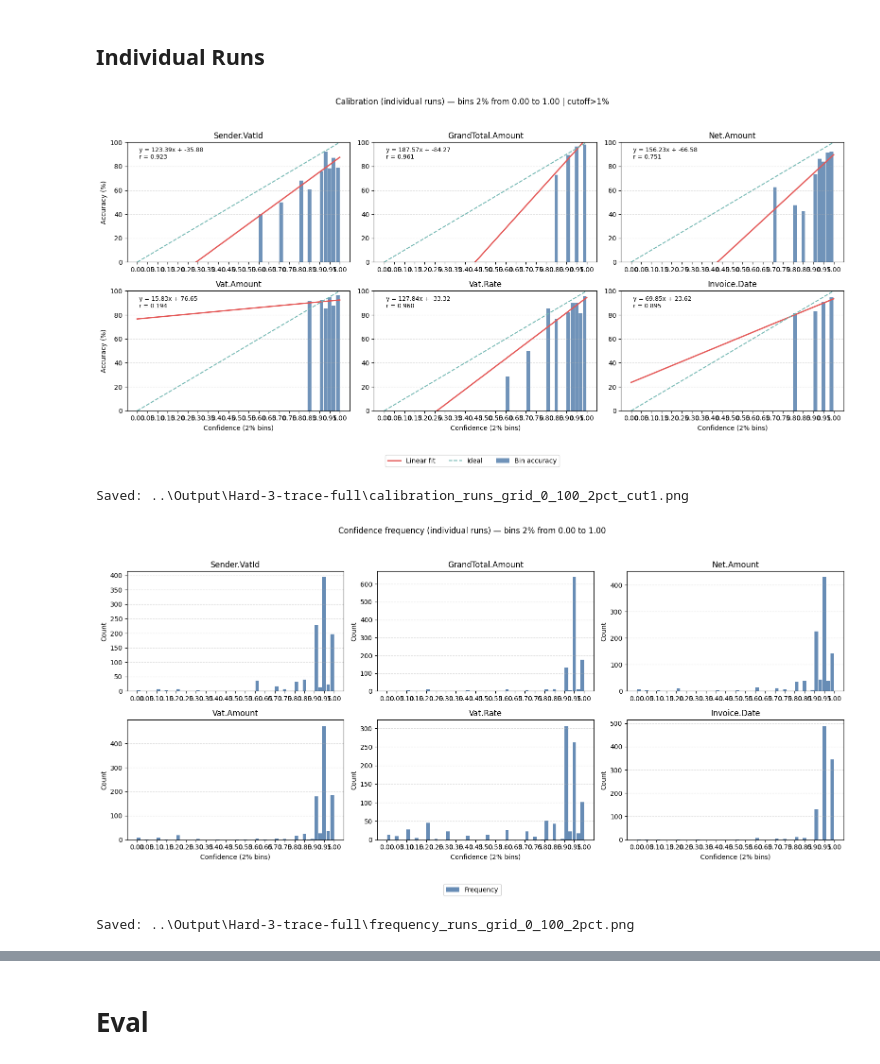
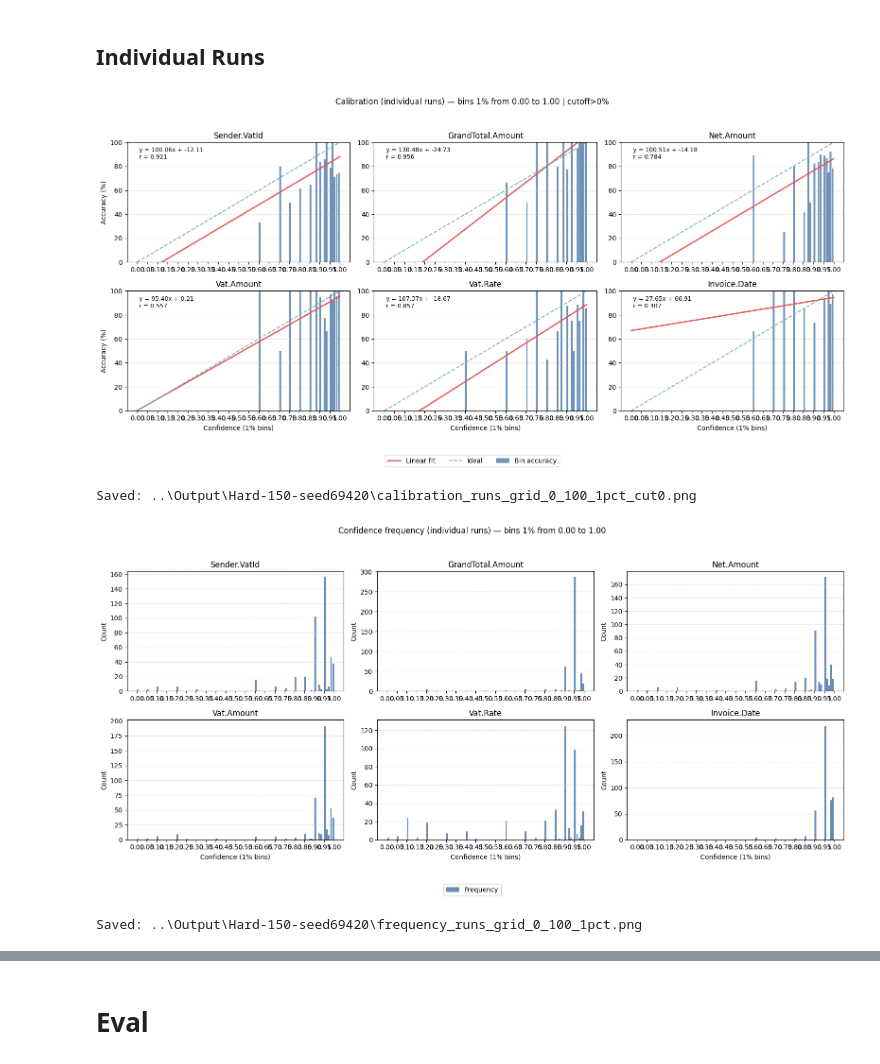
Before and after one commit to blumatix/bludelta-confidence-scores, a Jupyter notebook: Code/LLM-as-a-judge - Standard.ipynb, the cells around one changed output, grey strips where cells are left out. Drawn from its saved outputs; the diff is of its cells as text; code cells hidden in the pictures.

```diff
--- a/Code/LLM-as-a-judge - Standard.ipynb
+++ b/Code/LLM-as-a-judge - Standard.ipynb
@@ -1162,19 +1174,21 @@ def plot_confidence_frequency(
     print(f"Saved: {out_path}")
 # %%
 # 80–100% in 2% bins
-FOLDER_TO_VISUALIZE = "Hard-3-trace-full"
+FOLDER_TO_VISUALIZE = "Hard-150-seed42"
+FOLDER_TO_VISUALIZE = "Hard-150-seed1337"
+FOLDER_TO_VISUALIZE = "Hard-150-seed69420"
 MIN_CONF = 0.0
 MAX_CONF = 1.0
-BIN_WIDTH = 0.02
-MIN_BIN_PCT = 0.01
+BIN_WIDTH = 0.01
+MIN_BIN_PCT = 0.00
 
 plot_calibration(f"../Output/{FOLDER_TO_VISUALIZE}", mode="runs",  min_conf=MIN_CONF, max_conf=MAX_CONF, bin_width=BIN_WIDTH, min_bin_pct=MIN_BIN_PCT)
 plot_confidence_frequency(f"../Output/{FOLDER_TO_VISUALIZE}", mode="runs", min_conf=MIN_CONF, max_conf=MAX_CONF, bin_width=BIN_WIDTH)
 # %% [output]
-[figure, old version]
+[figure, new version]
-Saved: ..\Output\Hard-3-trace-full\calibration_runs_grid_0_100_2pct_cut1.png
+Saved: ..\Output\Hard-150-seed69420\calibration_runs_grid_0_100_1pct_cut0.png
-[figure, old version]
+[figure, new version]
-Saved: ..\Output\Hard-3-trace-full\frequency_runs_grid_0_100_2pct.png
+Saved: ..\Output\Hard-150-seed69420\frequency_runs_grid_0_100_1pct.png
 # %%
 plot_calibration(f"../Output/{FOLDER_TO_VISUALIZE}", mode="consensus",  min_conf=MIN_CONF, max_conf=MAX_CONF, bin_width=BIN_WIDTH, min_bin_pct=MIN_BIN_PCT)
 plot_confidence_frequency(f"../Output/{FOLDER_TO_VISUALIZE}", mode="consensus", min_conf=MIN_CONF, max_conf=MAX_CONF, bin_width=BIN_WIDTH)
```
Also changed, not shown: parts of 8 cells of this notebook, 3 other files.
